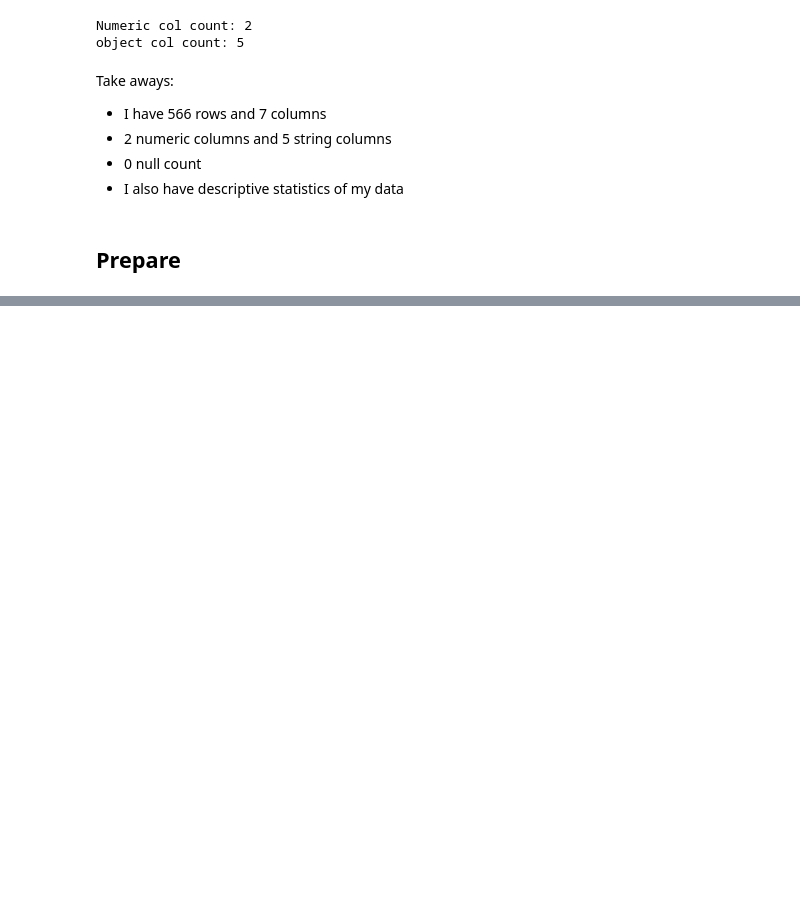
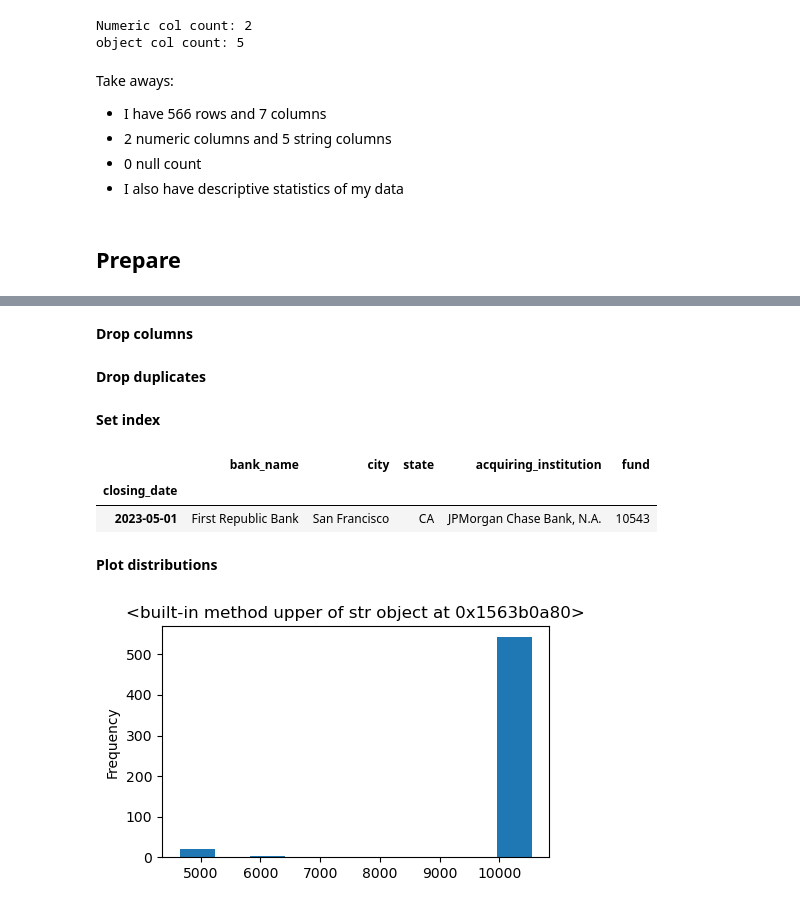
Before and after one commit to MigashaneVictoire/bank_failure, a Jupyter notebook: wrangle.ipynb, the cells around one changed output, grey strips where cells are left out. Cells and saved outputs as stored; diff of their text form; code cells hidden in the pictures; blank space fills up the shorter version.

Commit message:
add initail report and star preparing data

```diff
--- a/wrangle.ipynb
+++ b/wrangle.ipynb
@@ -103,0 +151,33 @@ Take aways:
+# %%
+# covert closing_date data type to date time
+bank.closing_date = bank.closing_date.astype("datetime64")
+# %% [markdown]
+**Drop columns**
+# %%
+# remove redundent columns
+bank = bank.drop(columns=["cert"])
+# %% [markdown]
+**Drop duplicates**
+# %%
+# remove duplicated rows
+bank = bank.drop_duplicates()
+# %% [markdown]
+**Set index**
+# %%
+# set the date to be the indexinf column
+bank = bank.set_index("closing_date")
+bank.head(1)
+# %% [output]
+|  | bank_name | city | state | acquiring_institution | fund |
+| closing_date |  |  |  |  |  |
+| 2023-05-01 | First Republic Bank | San Francisco | CA | JPMorgan Chase Bank, N.A. | 10543 |
+# %% [markdown]
+**Plot distributions**
+# %%
+#  Visualize the distribution
+plt.figure(figsize=(5,3))
+bank.fund.plot(kind="hist")
+plt.title("bank fund distribution".upper)
+plt.show()
+# %% [output]
+[figure, added]
```
Also changed, not shown: parts of 19 cells of this notebook, 1 other file.
